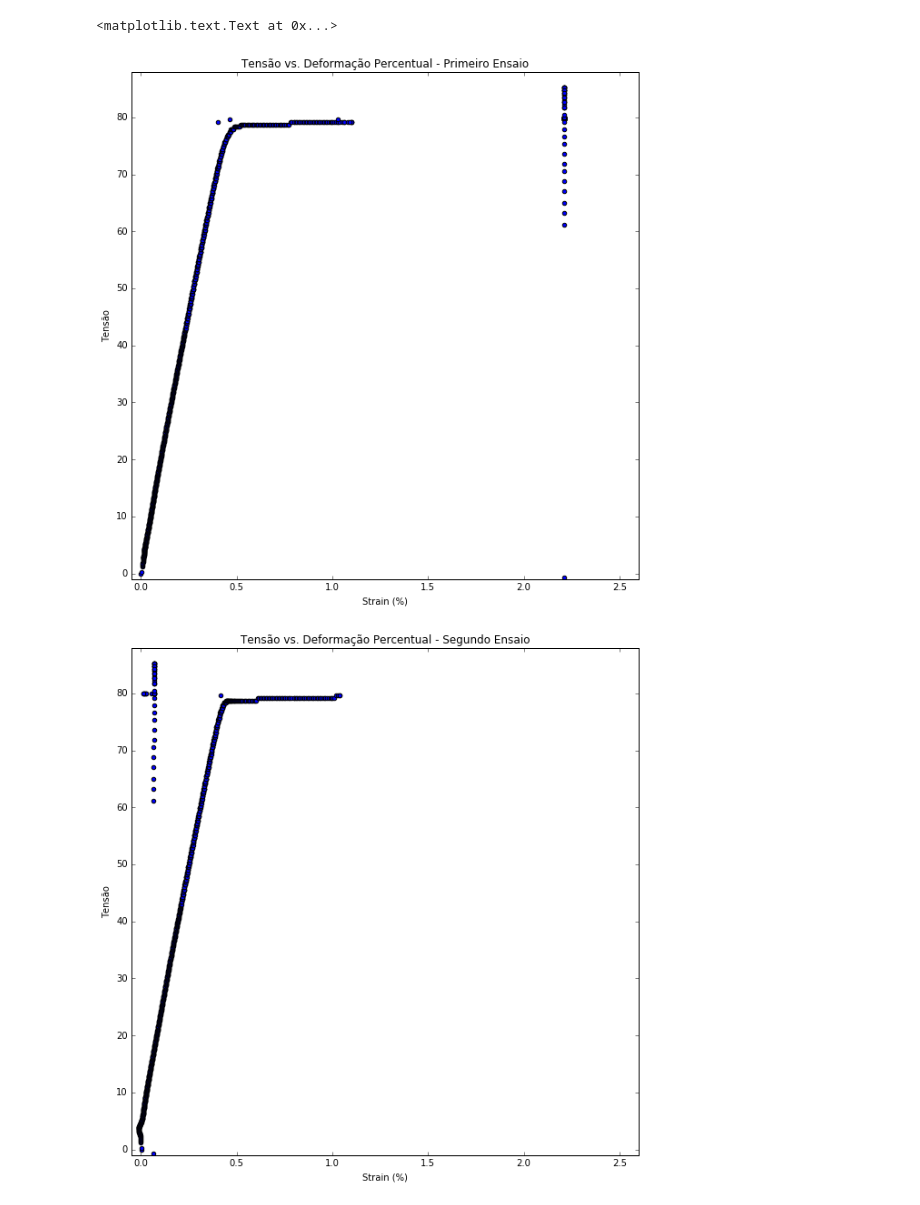
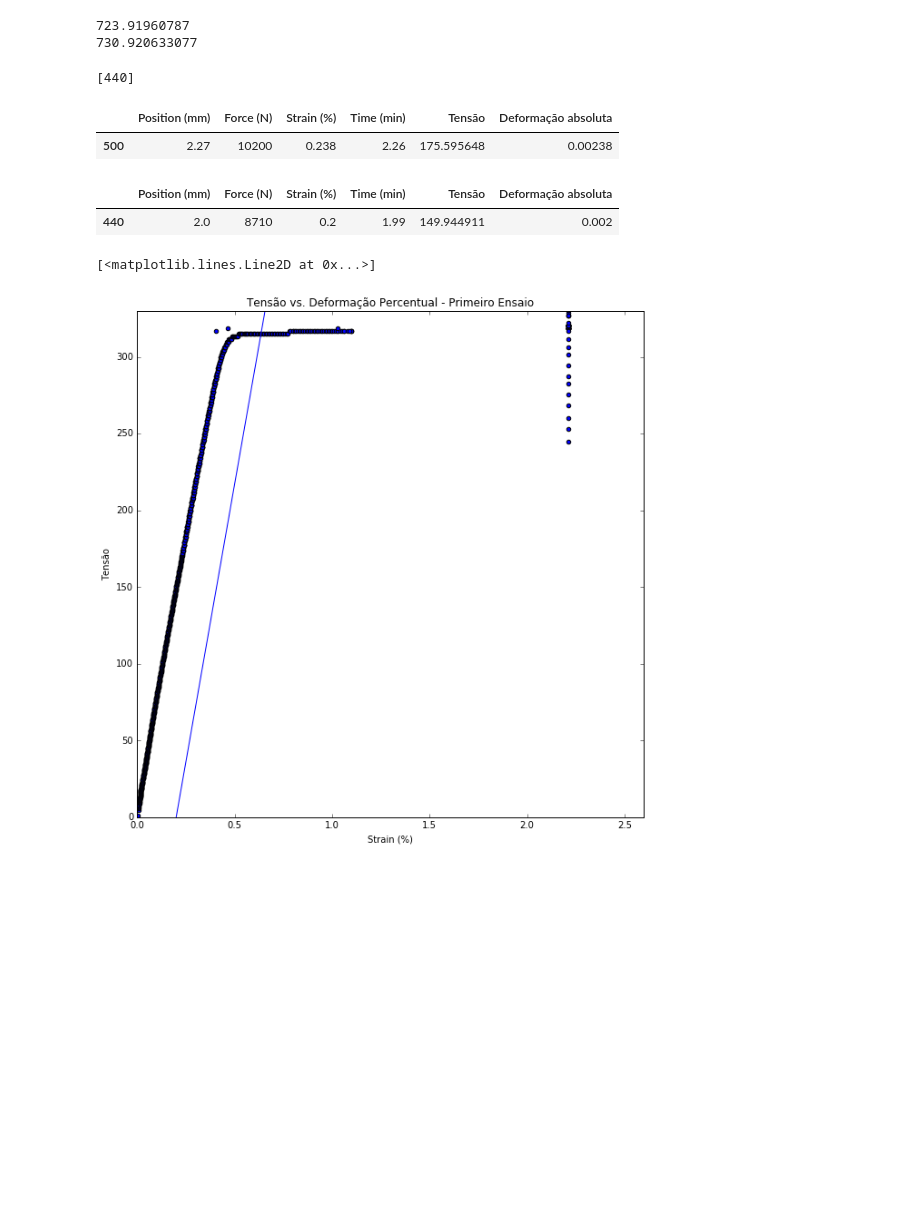
Before and after one commit to alcapriles/desconstruindoamateria, a Jupyter notebook: relatorio1.ipynb, the cells around one changed output. Saved outputs shown, nothing was run; the diff lists cells and outputs as text; code cells hidden in the pictures; blank space fills up the shorter version.

```diff
--- a/relatorio1.ipynb
+++ b/relatorio1.ipynb
@@ -7,8 +8,9 @@ import matplotlib
 ensaio1 = pd.read_csv('AluminioAH1.csv', encoding = "ISO-8859-1")
 ensaio2 = pd.read_csv('AluminioAH2.csv', encoding = "ISO-8859-1")
 # %%
+# Position (mm)	Force (N)	Strain (%)	Time (min)	Tensão	Deformação absoluta
 #área da seção transversal dos corpos de prova de alumínio (em mm^2):
-area = 232.35219
+area = 58.088
 #inserindo a coluna com o valor da tensão em MPa (pois a área está em mm^2)
 ensaio1.insert(4,'Tensão',ensaio1["Force (N)"]/area) #tensão em MPa
 ensaio2.insert(4,'Tensão',ensaio1["Force (N)"]/area) #tensão em MPa
@@ -27,12 +20,42 @@ ensaio1.head()
+# %%
+regiao_linear_y = [ensaio1['Tensão'][i] for i in range(100,500)]
+regiao_linear_x = [ensaio1['Strain (%)'][i] for i in range(100,500)]
+
+slope1, intercept = np.polyfit(regiao_linear_x, regiao_linear_y, 1)
+print(slope1)
+
+regiao_linear_y = [ensaio2['Tensão'][i] for i in range(100,500)]
+regiao_linear_x = [ensaio2['Strain (%)'][i] for i in range(100,500)]
+
+slope2, intercept = np.polyfit(regiao_linear_x, regiao_linear_y, 1)
+print(slope2)
+# %% [output]
+723.91960787
+730.920633077
+# %%
+ensaio1[ensaio1['Strain (%)'] == 0.2].index.tolist()
+#encontrando em que linha está o valor de deformação de 0,2%
+# %% [output]
+[440]
+# %%
+ensaio1[500:501]
+# %% [output]
+|  | Position (mm) | Force (N) | Strain (%) | Time (min) | Tensão | Deformação absoluta |
+| 500 | 2.27 | 10200 | 0.238 | 2.26 | 175.595648 | 0.00238 |
+# %%
+ensaio1[440:441]
+#conferindo
+# %% [output]
+|  | Position (mm) | Force (N) | Strain (%) | Time (min) | Tensão | Deformação absoluta |
+| 440 | 2.0 | 8710 | 0.2 | 1.99 | 149.944911 | 0.002 |
 # %%
 ensaio1.plot(kind='scatter', x='Strain (%)', y='Tensão', figsize=(10,10))
-plt.axis([-0.05,2.6,-1,88])
+plt.axis([0,2.6,0,330])
 plt.title('Tensão vs. Deformação Percentual - Primeiro Ensaio')
 
-ensaio2.plot(kind='scatter', x='Strain (%)', y='Tensão', figsize=(10,10))
-plt.axis([-0.05,2.6,-1,88])
-plt.title('Tensão vs. Deformação Percentual - Segundo Ensaio')
+x_min, x_max = 0.2,0.8
+y_min, y_max = 0, slope1*(x_max-x_min)
+plt.plot([x_min, x_max], [y_min, y_max])
 # %% [output]
-<matplotlib.text.Text at 0x...>
+[<matplotlib.lines.Line2D at 0x...>]
-[figure, old version]
+[figure, new version]
-[figure, removed]
```
Also changed, not shown: parts of 4 cells of this notebook, 2 other files.
